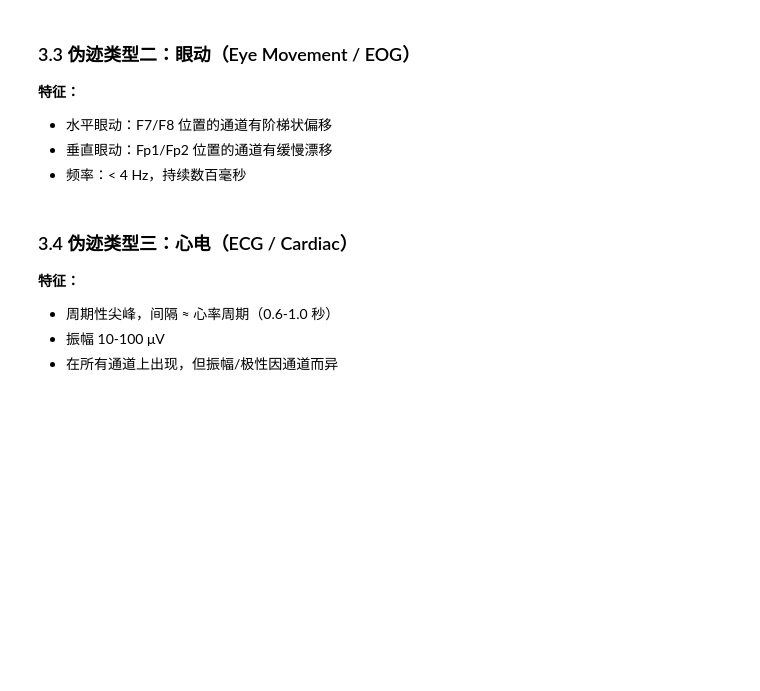
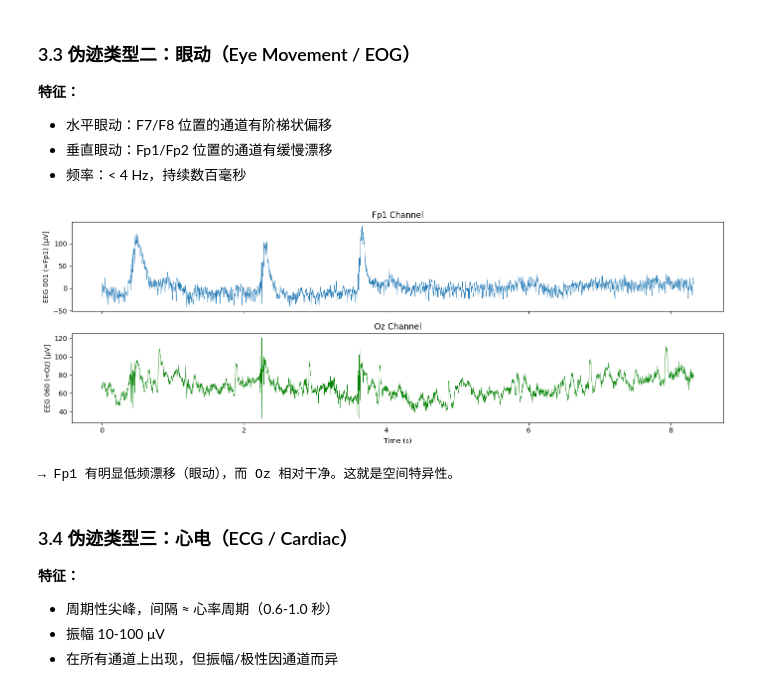
Before and after one commit to usstziyi/eeg_ica_learning, a Jupyter notebook: notebooks/unit3_artifact_recognition.ipynb, the cells around one changed output. Drawn from its saved outputs; the diff is of its cells as text; code cells hidden in the pictures; blank space fills up the shorter version.

```diff
--- a/notebooks/unit3_artifact_recognition.ipynb
+++ b/notebooks/unit3_artifact_recognition.ipynb
@@ -11,20 +11,30 @@
 # %% [markdown]
 ### 3.1 加载 EEG 数据
 # %%
+import os
 import mne
 import numpy as np
 import matplotlib.pyplot as plt
+
+data_dir = os.path.abspath("./../datasets")
+os.makedirs(data_dir, exist_ok=True)
+mne.set_config("MNE_DATA", data_dir)
+mne.set_config("MNE_DATASETS_SAMPLE_PATH", data_dir)
 
 sample_data_dir = mne.datasets.sample.data_path()
 raw_fname = sample_data_dir / 'MEG' / 'sample' / 'sample_audvis_raw.fif'
 
 raw = mne.io.read_raw_fif(raw_fname, preload=True)
-raw.pick(['eeg'])
-montage = mne.channels.make_standard_montage('standard_1020')
-raw.set_montage(montage)
+raw.pick(['eeg']) # pick(['eeg']) 不会过滤 info['dig']
 
-print(raw)
-print(f"EEG 通道（前5）: {raw.ch_names[:5]}")
-# 看一眼通道位置
-raw.plot_sensors(show_names=True, title='EEG 电极布局')
-print("\n提示：EEG 001/002 在前额区（≈Fp1/Fp2），EEG 060 在枕区（≈Oz）")
+# raw.info['dig'] 返回的是 所有通道的 digitization points
+dig = raw.info['dig']
+# 直接使用文件内自带的电极位置（不需要外部 montage）
+# 验证 montage 是否已在位
+montage = raw.get_montage()
+if montage is None:
+    print("⚠️ 无内置 montage，需要手动设置")
+else:
+    print(f"✅ 内置 montage 已就绪，{len(montage.ch_names)} 个电极")
+
+print("有了 montage（即每个通道都有 3D 坐标）后，MNE 能解锁一大类 空间可视化 功能。")
@@ -81,21 +123,24 @@ if blink_events:
 # %%
 # 画前额通道 vs 枕部通道对比
 fig, axes = plt.subplots(2, 1, figsize=(14, 5), sharex=True)
 
-fp1_data = raw.get_data(picks='EEG 001')[0]
+fp1_data = raw.get_data(picks='EEG 001')[0] # shape: (166800,)
 axes[0].plot(raw.times[:5000], fp1_data[:5000]*1e6, linewidth=0.5)
 axes[0].set_ylabel('EEG 001 (≈Fp1) [μV]')
-axes[0].set_title('前额通道 — 注意低频漂移（眼动伪迹）')
+axes[0].set_title('Fp1 Channel') # 前额通道 — 注意低频漂移（眼动伪迹）
 
 # 枕部通道作为对照
-oz_data = raw.get_data(picks='EEG 060')[0]
+oz_data = raw.get_data(picks='EEG 060')[0] # shape: (166800,)
 axes[1].plot(raw.times[:5000], oz_data[:5000]*1e6, linewidth=0.5, color='green')
 axes[1].set_ylabel('EEG 060 (≈Oz) [μV]')
-axes[1].set_title('枕部通道 — 相对干净，眼动影响小')
-axes[1].set_xlabel('时间 (s)')
+axes[1].set_title('Oz Channel') # 枕部通道 — 相对干净，眼动影响小
+axes[1].set_xlabel('Time (s)')
 plt.tight_layout()
 plt.show()
 print("→ Fp1 有明显低频漂移（眼动），而 Oz 相对干净。这就是空间特异性。")
+# %% [output]
+[figure, added]
+→ Fp1 有明显低频漂移（眼动），而 Oz 相对干净。这就是空间特异性。
 # %% [markdown]
 ### 3.4 伪迹类型三：心电（ECG / Cardiac）
 
```
Also changed, not shown: parts of 6 cells of this notebook, 1 other file.
